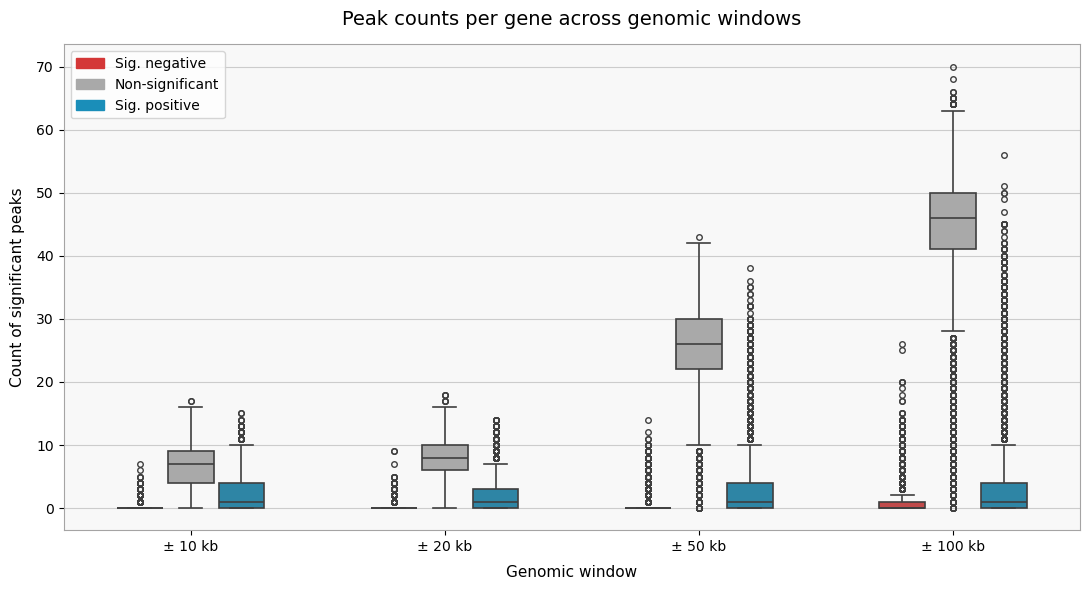
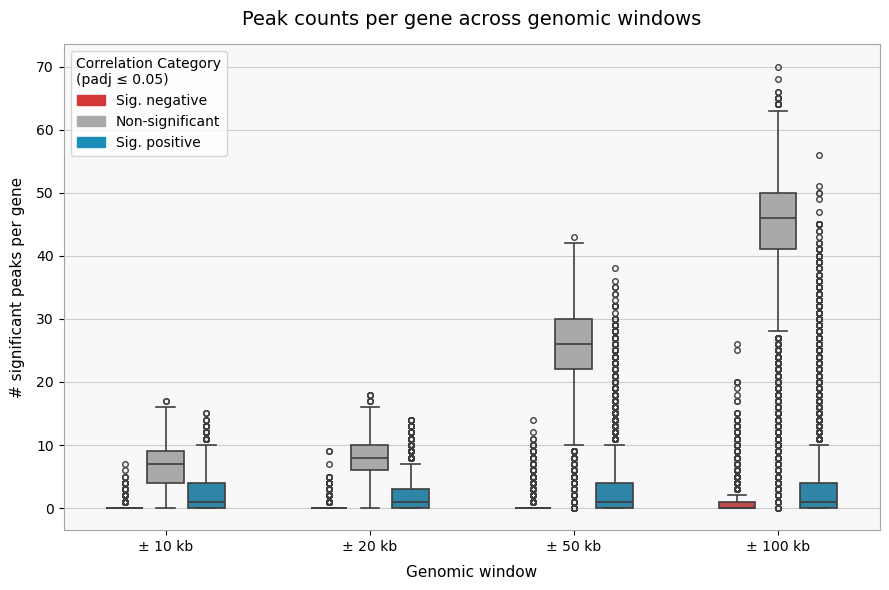
The change to this notebook cell's code, shown as a diff; its figure went from the first image to the second:
--- before
+++ after
@@ -12,5 +12,5 @@
 }
 
-fig, ax = plt.subplots(figsize=(11, 6))
+fig, ax = plt.subplots(figsize=(9, 6))
 fig.patch.set_facecolor("white")
 ax.set_facecolor("#F8F8F8")
@@ -53,5 +53,5 @@
              fontsize=14, fontweight="500", pad=14, loc="center")
 ax.set_xlabel("Genomic window", fontsize=11, labelpad=8)
-ax.set_ylabel("Count of significant peaks", fontsize=11, labelpad=8)
+ax.set_ylabel("# significant peaks per gene", fontsize=11, labelpad=8)
 
 ax.yaxis.grid(True, color="#cccccc", linewidth=0.8, linestyle="-", zorder=0)
@@ -64,6 +64,12 @@
 handles = [mpatches.Patch(color=category_colors[c], alpha=1, label=c.capitalize())
            for c in category_order]
-ax.legend(handles=handles, frameon=True, fontsize=10,
-          loc="upper left", title_fontsize=10)
+ax.legend(
+    handles=handles,
+    title="Correlation Category\n(padj ≤ 0.05)",
+    frameon=True,
+    fontsize=10,
+    loc="upper left",
+    title_fontsize=10,
+)
 
 plt.tight_layout()

Commit: Updt analysis